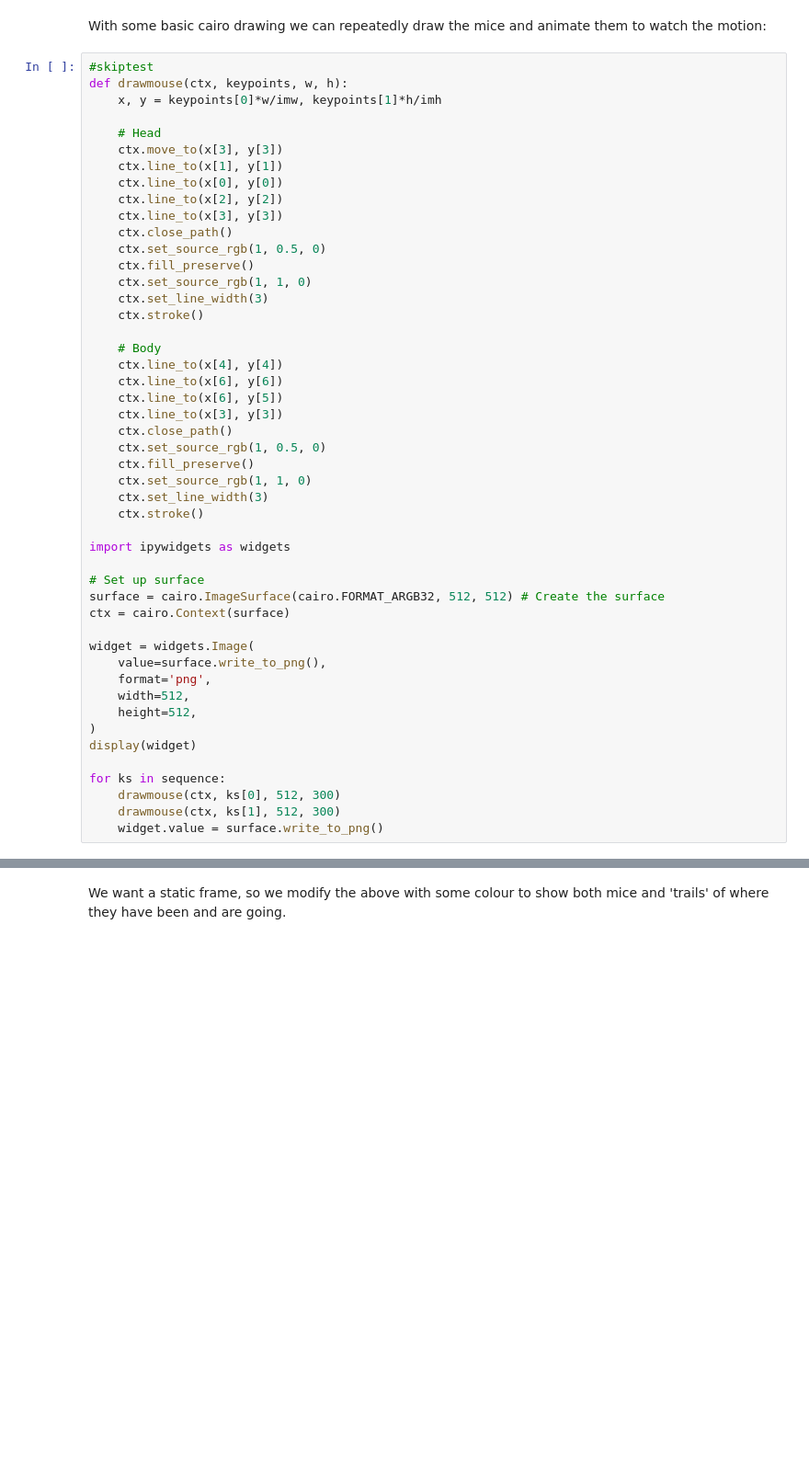
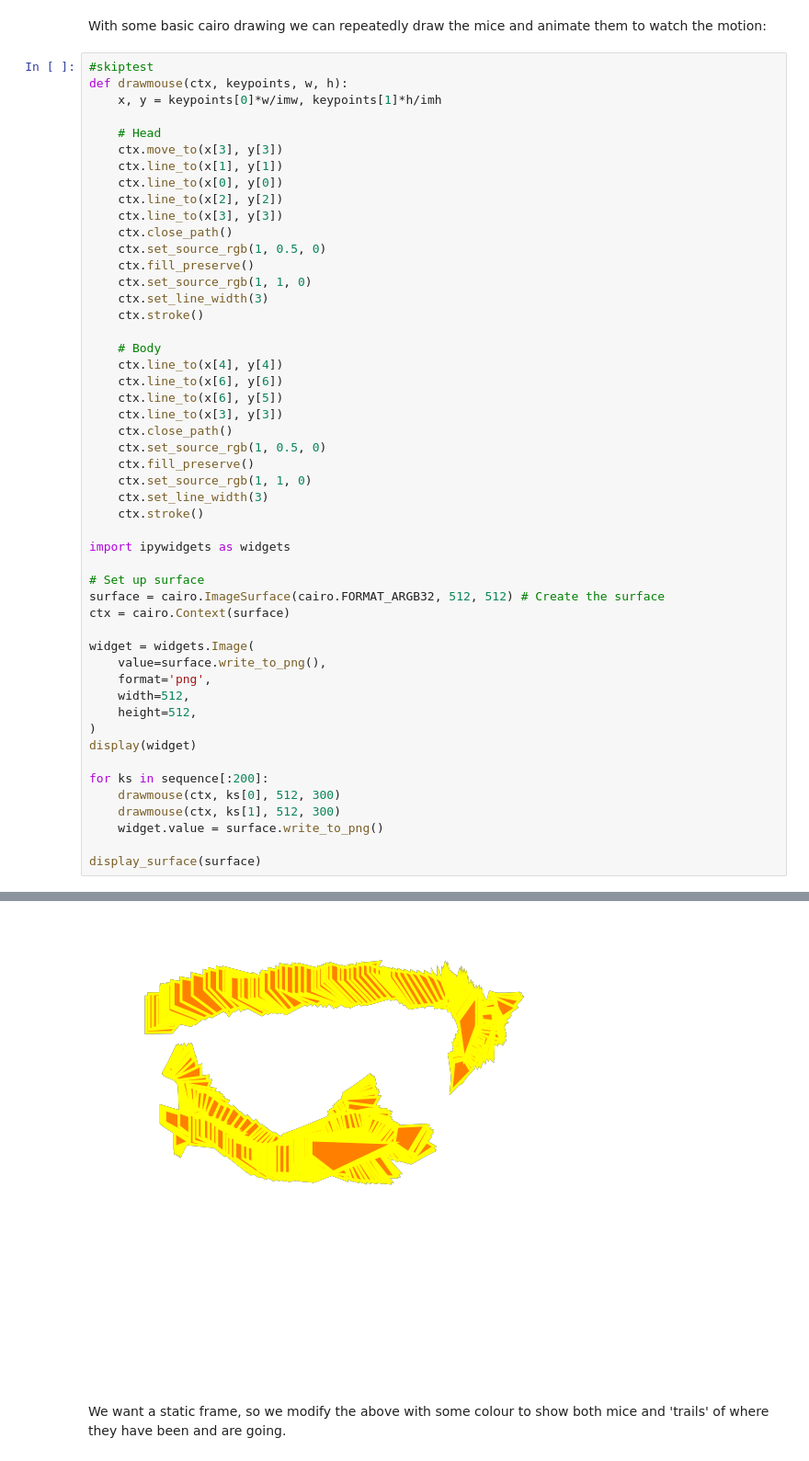
Before and after one commit to johnowhitaker/days_of_code, a Jupyter notebook: 02_Meeting_Mice.ipynb, the cells around one changed output, grey strips where cells are left out. Shown at 92% size. Drawn from its saved outputs; the diff is of its cells as text; blank space fills up the shorter version.

```diff
--- a/02_Meeting_Mice.ipynb
+++ b/02_Meeting_Mice.ipynb
@@ -78,8 +78,10 @@ widget = widgets.Image(
 )
 display(widget)
 
-for ks in sequence:
+for ks in sequence[:200]:
     drawmouse(ctx, ks[0], 512, 300)
     drawmouse(ctx, ks[1], 512, 300)
     widget.value = surface.write_to_png()
+
+display_surface(surface)
 # %% [output]
@@ -87,3 +88,4 @@ Image(value=b'\x89PNG\r\n\x1a\n\x00\x00\x00\rIHDR\x00\x00\x02\x00\x00\x00\x02\x0
+[figure, added]
 # %% [markdown]
 We want a static frame, so we modify the above with some colour to show both mice and 'trails' of where they have been and are going.
 # %%
```
Also changed, not shown: parts of 3 cells of this notebook, 1 other file.
